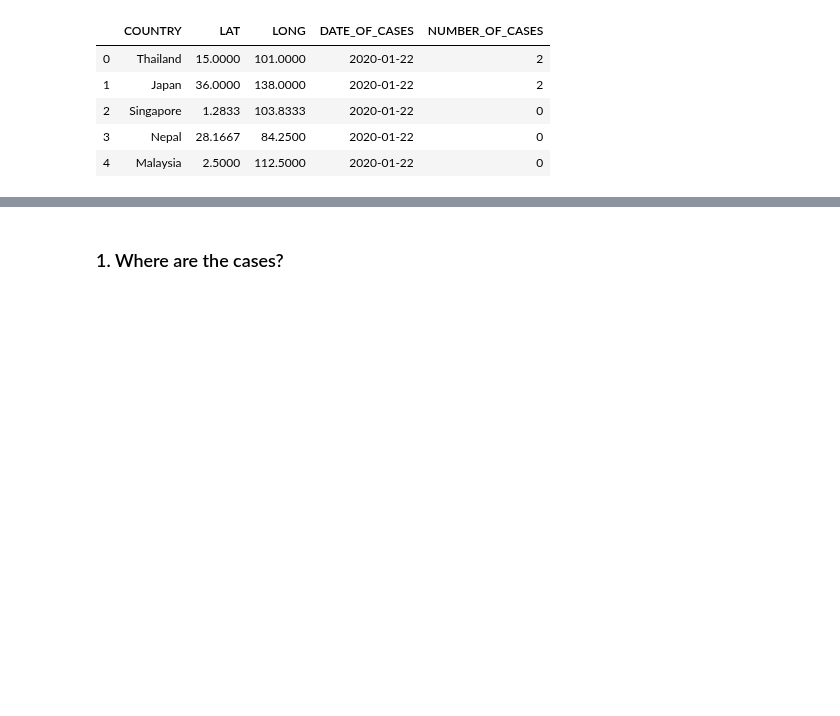
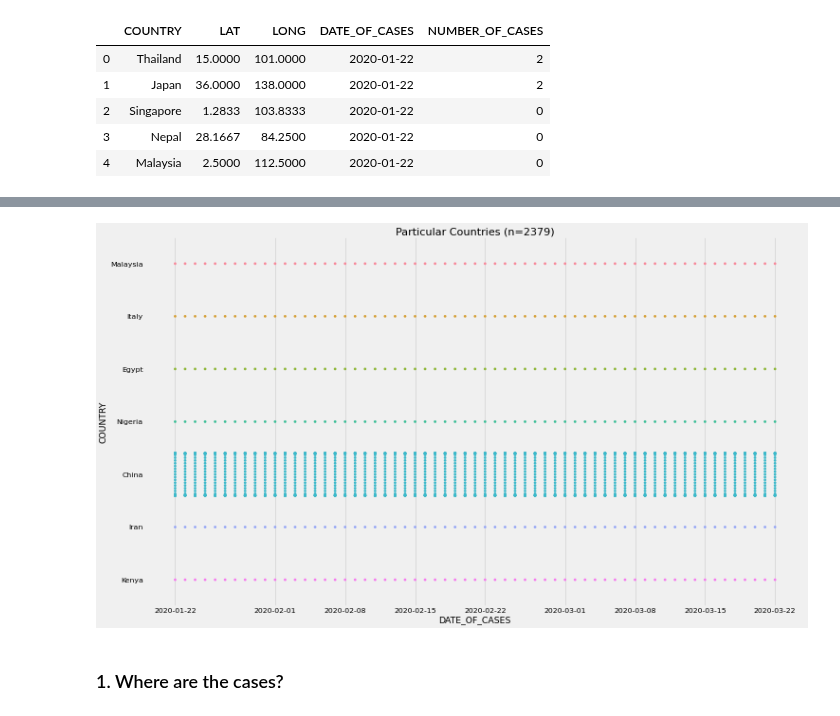
Before and after one commit to bilha-analytics/DataSaysWhat, a Jupyter notebook: ncov19/cases_over_time.ipynb, the cells around one changed output, grey strips where cells are left out. Cells and saved outputs as stored; diff of their text form; code cells hidden in the pictures; blank space fills up the shorter version.

```diff
--- a/ncov19/cases_over_time.ipynb
+++ b/ncov19/cases_over_time.ipynb
@@ -97,3 +106,9 @@ df_cm[df_cm.COUNTRY=='Thailand'].tail()
+# %%
+hyperz = [ 'US', 'Nigeria', 'Egypt', 'Kenya', 'Italy', 'Iran', 'Malaysia', 'China']
+dtmp = df_cm[df_cm.COUNTRY.isin(hyperz)]
+swarm_grouped( 'Particular Countries (n={})'.format(dtmp.shape[0]), 'DATE_OF_CASES', 'COUNTRY', ['COUNTRY', 'DATE_OF_CASES'], ddata=dtmp)
+# %% [output]
+[figure, added]
 # %% [markdown]
 ### 1. Where are the cases?
 # %%
```
Also changed, not shown: parts of 2 cells of this notebook, 1 other file.
